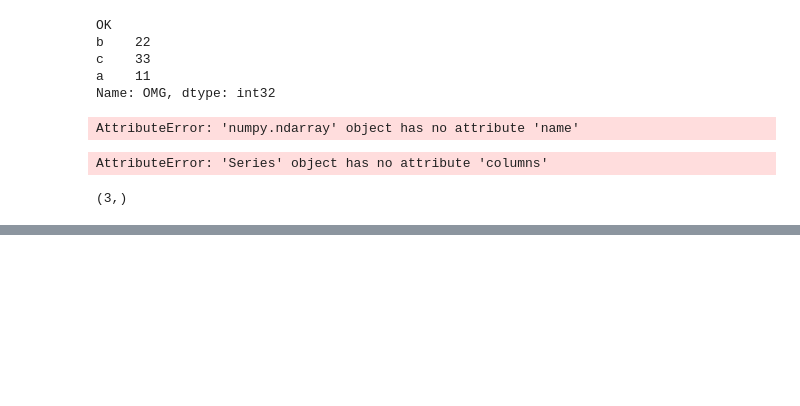
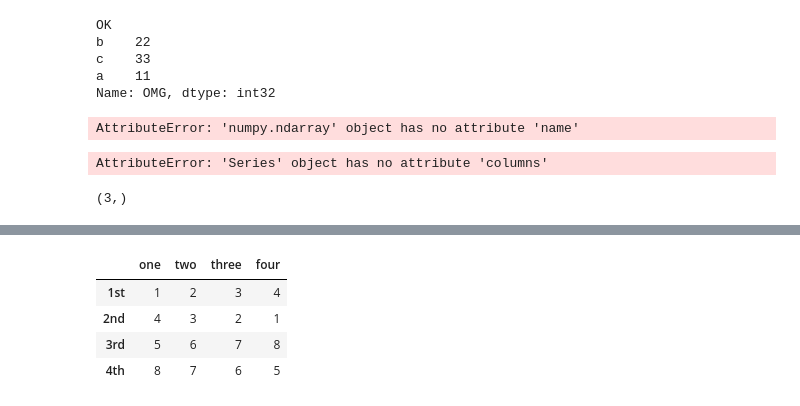
Before and after one commit to 2hongbi/DWU, a Jupyter notebook: src/2nd.ipynb, the cells around one changed output, grey strips where cells are left out. Saved outputs shown, nothing was run; the diff lists cells and outputs as text; code cells hidden in the pictures; blank space fills up the shorter version.

```diff
--- a/src/2nd.ipynb
+++ b/src/2nd.ipynb
@@ -214,0 +244,15 @@ a5.shape
+# %%
+e = [[1, 2, 3, 4],
+     [4, 3, 2, 1],
+     [5, 6, 7, 8],
+     [8, 7, 6, 5]]
+df3 = pd.DataFrame(e,
+                   index=['1st', '2nd', '3rd', '4th'],
+                   columns=['one', 'two', 'three', 'four'])
+df3
+# %% [output]
+|  | one | two | three | four |
+| 1st | 1 | 2 | 3 | 4 |
+| 2nd | 4 | 3 | 2 | 1 |
+| 3rd | 5 | 6 | 7 | 8 |
+| 4th | 8 | 7 | 6 | 5 |
```
Also changed, not shown: parts of 36 cells of this notebook.
